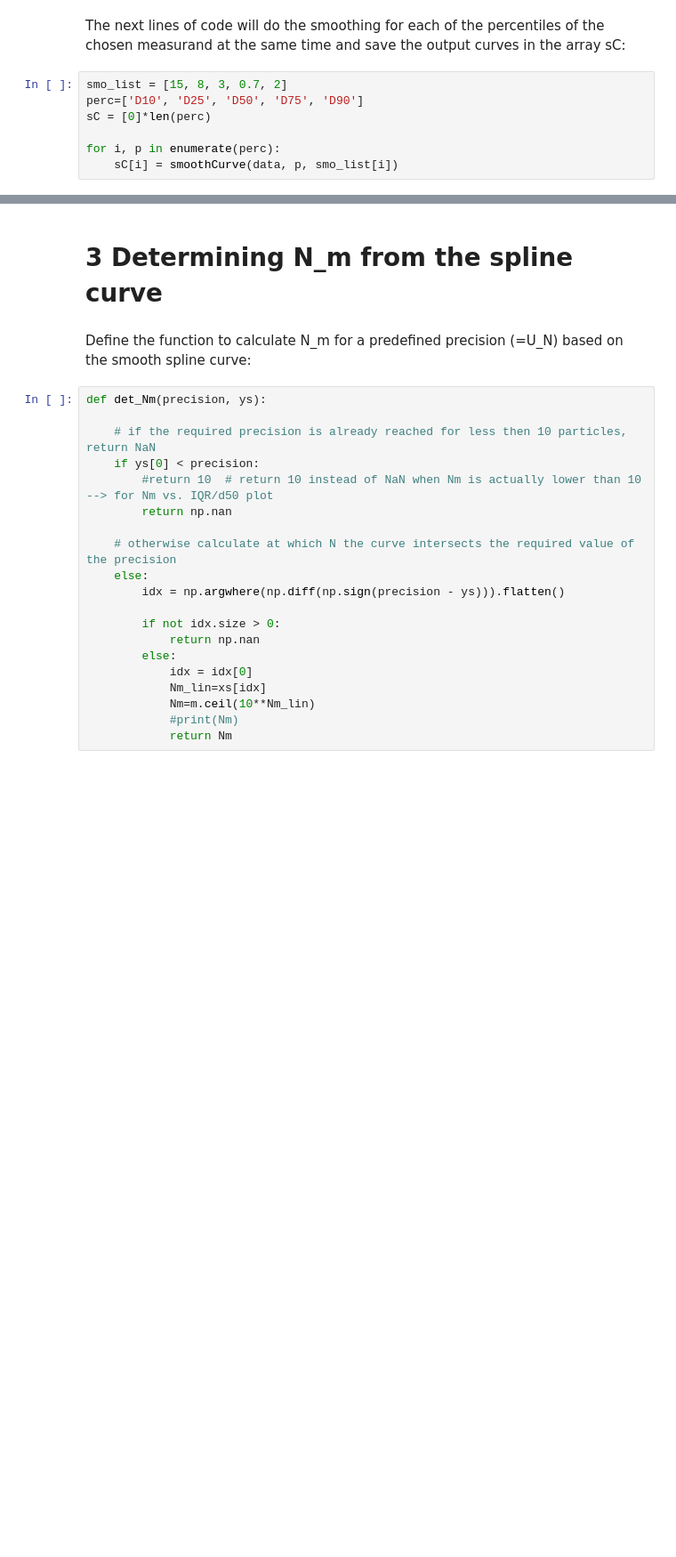
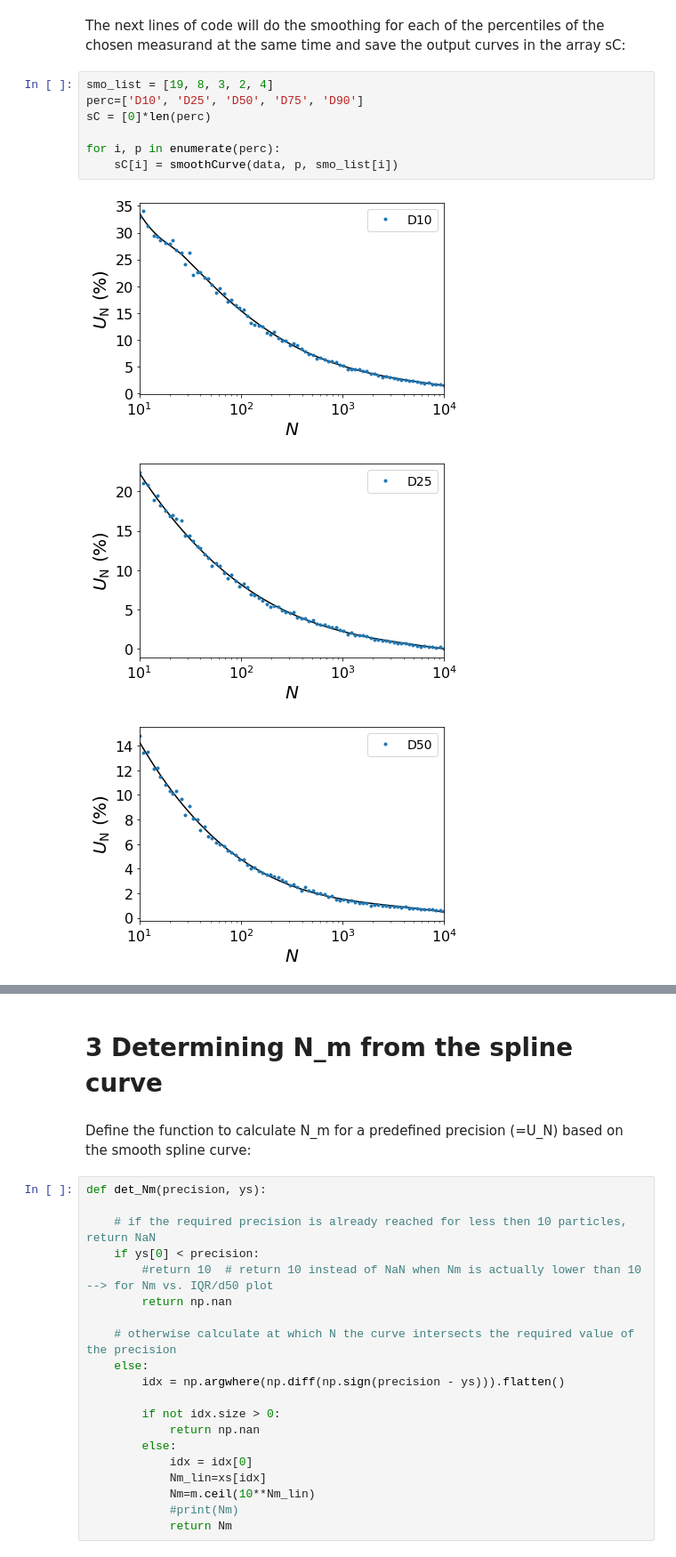
Before and after one commit to chawou/NumPar, a Jupyter notebook: NumPar.ipynb, the cells around one changed output, grey strips where cells are left out. Shown at 89% size. Saved outputs shown, nothing was run; the diff lists cells and outputs as text; blank space fills up the shorter version.

```diff
--- a/NumPar.ipynb
+++ b/NumPar.ipynb
@@ -315,9 +381,13 @@ smoothCurve(data, 'D50', smoothing)
 # %% [markdown]
 The next lines of code will do the smoothing for each of the percentiles of the chosen measurand at the same time and save the output curves in the array sC:
 # %%
-smo_list = [15, 8, 3, 0.7, 2]
+smo_list = [19, 8, 3, 2, 4]
 perc=['D10', 'D25', 'D50', 'D75', 'D90']
 sC = [0]*len(perc)
 
 for i, p in enumerate(perc):
     sC[i] = smoothCurve(data, p, smo_list[i])
+# %% [output]
+[figure, added]
+[figure, added]
+[figure, added]
```
Also changed, not shown: parts of 18 cells of this notebook, 1 other file.
